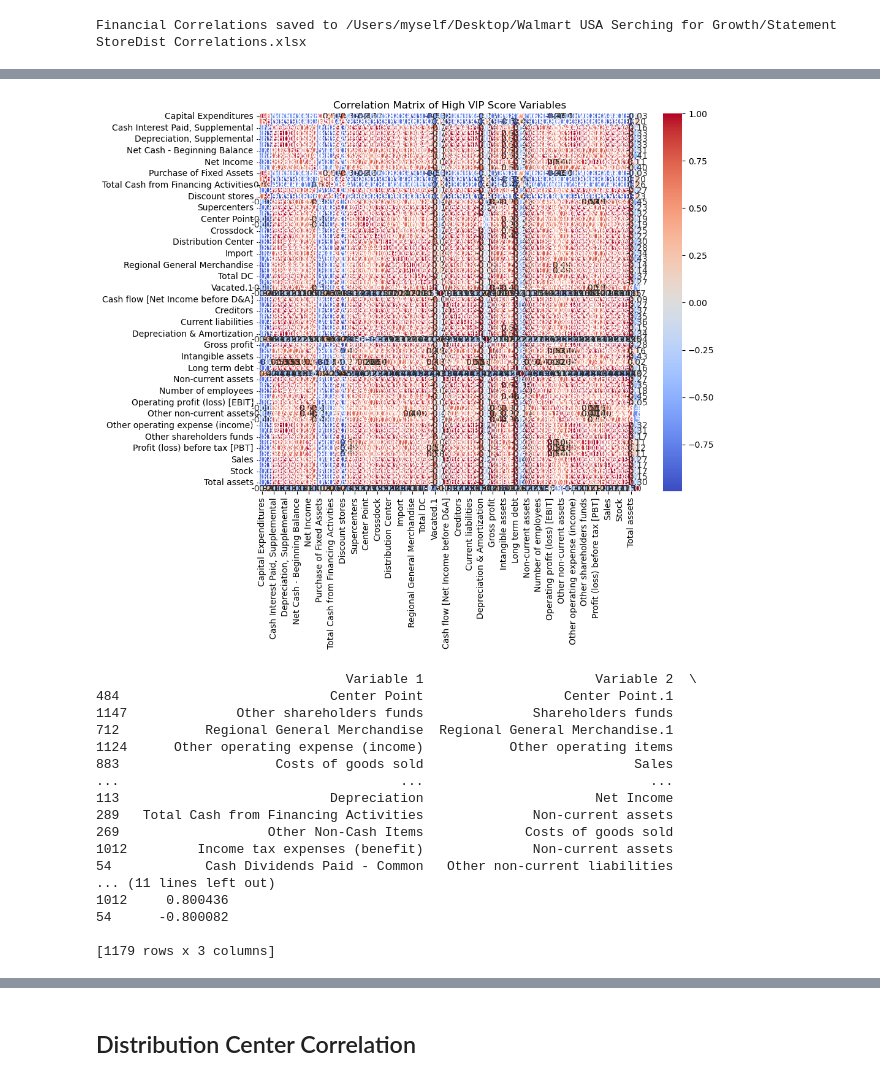
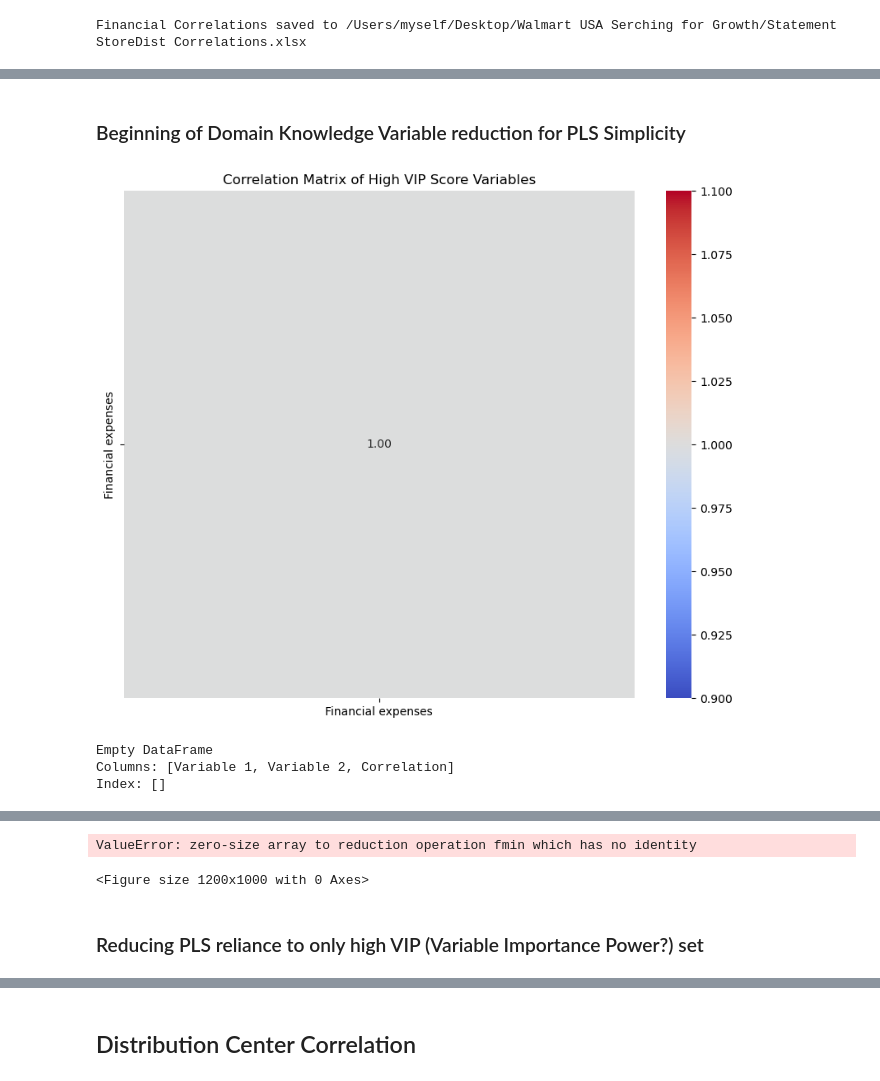
Before and after one commit to msinmalk/neighbourhood-market-expansion, a Jupyter notebook: Notebooks/CapExCosting.ipynb, the cells around one changed output, grey strips where cells are left out. Saved outputs shown, nothing was run; the diff lists cells and outputs as text; code cells hidden in the pictures.

```diff
--- a/Notebooks/CapExCosting.ipynb
+++ b/Notebooks/CapExCosting.ipynb
@@ -174,13 +185,7 @@ store_ratio=pd.DataFrame((merge_left_numeric['Discount stores']/merge_left_numer
 store_ratio.rename(columns={0:"Store ratio"},inplace=True)
 merge_left_numeric=pd.merge(merge_left_numeric, store_ratio ,on='Year',how='left')
 
-# # merge_inner_select = merge_inner_numeric[['Capital Expenditures', 'Net Income', 'Total Store', 'Total SqFt Thousands']]
-# merge_left_select = merge_left_numeric[['Capital Expenditures', 'Net Income', 'Total Store', 'Total SqFt Thousands']]
-# full_store_dist = merge_left_numeric[['Neighborhood markets', 'Discount stores', 'Supercenters', 'Total Store', 'Total SqFt Thousands']]
-
-# merge_left_select.index = pd.to_datetime(merge_left_select.index, format='%Y', errors='coerce')
-# merge_left_select.interpolate(method='linear', fill_value="extrapolate", limit_direction="both",inplace=True)
-# merge_left_select.isna().any(axis='columns')
-
-# Check your data
-#merge_left_numeric['Neighborhood markets']
+dist_pivot_reindex = pd.merge(pd.DataFrame(merge_data_left.index), dist_pivot ,on='Year',how='left')
+dist_pivot_reindex.set_index('Year',inplace=True)
+dist_pivot_reindex.ffill(inplace=True)
+dist_pivot_reindex
@@ -301,0 +534,25 @@ X_pls = pls.transform(X_scaled)
+# %%
+from sklearn.cross_decomposition import PLSRegression
+from sklearn.preprocessing import StandardScaler
+if 'Total Sqft' in merge_left_numeric.columns:
+    merge_left_numeric=merge_left_numeric.drop('Total SqFt', axis=1)
+
+# Example Data
+X = data_double_reduced  # assuming 'DependentVariable' is your dependent variable
+Y = dist_pivot_reindex['Total SqFt Thousands']
+
+# Standardize the data (important for modeling)
+scaler = StandardScaler()
+X_scaled = scaler.fit_transform(X)
+Y_scaled = scaler.fit_transform(Y.values.reshape(-1, 1)).flatten()
+
+# PLS model
+pls = PLSRegression(n_components=6)  # You can adjust the number of components
+pls.fit(X_scaled, Y_scaled)
+
+# Viewing the components
+print("PLS Components (Weights for each feature in components):")
+print(pls.x_weights_)
+
+# Transform data
+X_pls = pls.transform(X_scaled)
@@ -402,3 +657,5 @@ Passing `palette` without assigning `hue` is deprecated and will be removed in v
+# %% [markdown]
+### Beginning of Domain Knowledge Variable reduction for PLS Simplicity
 # %%
 import numpy as np
 import pandas as pd
@@ -407,7 +664,7 @@ import matplotlib.pyplot as plt
 
 # Assume 'data' is your DataFrame and 'vip_scores' contains the VIP scores as a numpy array
 high_vip_indices = np.where(vip_scores > 1)[0]
-high_vip_data = merge_left_numeric.iloc[:, high_vip_indices]
+high_vip_data = X.iloc[:, high_vip_indices]
 
 # Calculate correlation matrix
 corr_matrix = high_vip_data.corr()
@@ -431,50 +688,38 @@ threshold = 0.8
 
 # Filter the correlation matrix
 high_corr = corr_matrix[abs(corr_matrix) > threshold]
+
+selfcorrelations=high_corr[high_corr == 1].stack()
 
 # Remove self-correlations and duplicates
 high_corr = high_corr[high_corr != 1].stack().drop_duplicates()
 
 # Create a DataFrame from the filtered correlations for easier handling
 high_corr_df = pd.DataFrame(high_corr, columns=['Correlation'])
 high_corr_df = high_corr_df.reset_index()
 high_corr_df.columns = ['Variable 1', 'Variable 2', 'Correlation']
 
 # Sort by absolute correlation value for better readability
 high_corr_df['Abs Correlation'] = high_corr_df['Correlation'].abs()
 high_corr_df = high_corr_df.sort_values(by='Abs Correlation', ascending=False)
 
 # Display the sorted DataFrame
 print(high_corr_df[['Variable 1', 'Variable 2', 'Correlation']])
 
 # Optional: Plot a subset of the matrix with high correlations
 # Select variables to display based on high correlation pairs
 variables_to_plot = list(set(high_corr_df['Variable 1']).union(set(high_corr_df['Variable 2'])))
 reduced_corr_matrix = high_vip_data[variables_to_plot].corr()
 
 plt.figure(figsize=(12, 10))
 sns.heatmap(reduced_corr_matrix, annot=True, fmt=".2f", cmap='coolwarm', center=0)
 plt.title('Reduced Correlation Matrix of High VIP Score Variables')
 plt.show()
 
 correlationInventoryList = high_corr_df[['Variable 1', 'Variable 2', 'Correlation']]
-correlationInventoryList.to_excel('/Users/myself/Desktop/Walmart USA Serching for Growth/correlationInventoryList.xlsx')
+correlationInventoryList.to_excel('/Users/myself/Desktop/Walmart USA Searching for Growth/correlationInventoryList.xlsx')
 # %% [output]
-[figure, old version]
+[figure, new version]
-                                Variable 1                      Variable 2  \
-484                           Center Point                  Center Point.1
-1147              Other shareholders funds              Shareholders funds
-712           Regional General Merchandise  Regional General Merchandise.1
-1124      Other operating expense (income)           Other operating items
-883                    Costs of goods sold                           Sales
-...                                    ...                             ...
-113                           Depreciation                      Net Income
-289   Total Cash from Financing Activities              Non-current assets
-269                   Other Non-Cash Items             Costs of goods sold
-1012         Income tax expenses (benefit)              Non-current assets
-54            Cash Dividends Paid - Common   Other non-current liabilities
-... (11 lines left out)
-1012     0.800436
-54      -0.800082
-
-[1179 rows x 3 columns]
+Empty DataFrame
+Columns: [Variable 1, Variable 2, Correlation]
+Index: []
@@ -481,0 +726,2 @@ correlationInventoryList.to_excel('/Users/myself/Desktop/Walmart USA Serching fo
+ValueError: zero-size array to reduction operation fmin which has no identity
+<Figure size 1200x1000 with 0 Axes>
@@ -482,3 +760,5 @@ correlationInventoryList.to_excel('/Users/myself/Desktop/Walmart USA Serching fo
+# %% [markdown]
+### Reducing PLS reliance to only high VIP (Variable Importance Power?) set
 # %%
 from sklearn.model_selection import cross_val_score, KFold
 from sklearn.cross_decomposition import PLSRegression
```
Also changed, not shown: parts of 40 cells of this notebook, 11 other files.
